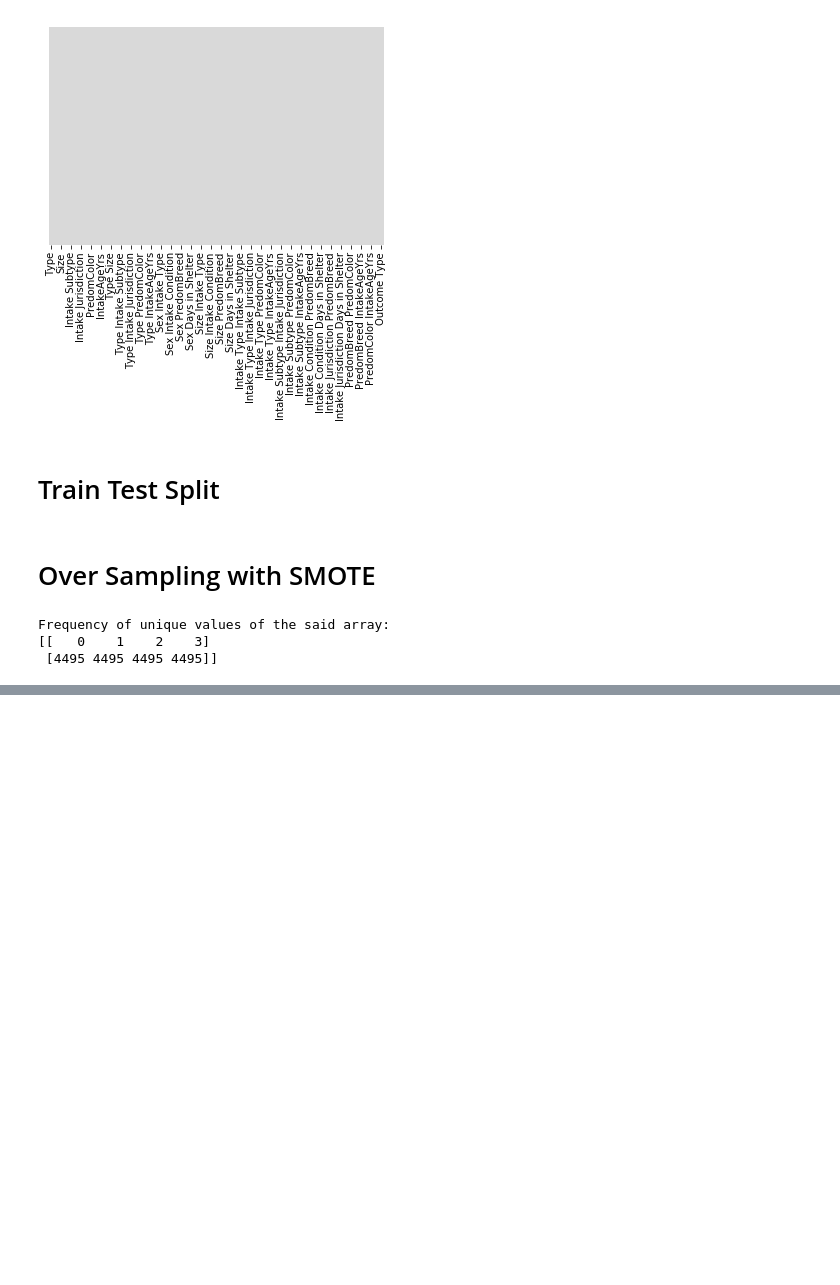
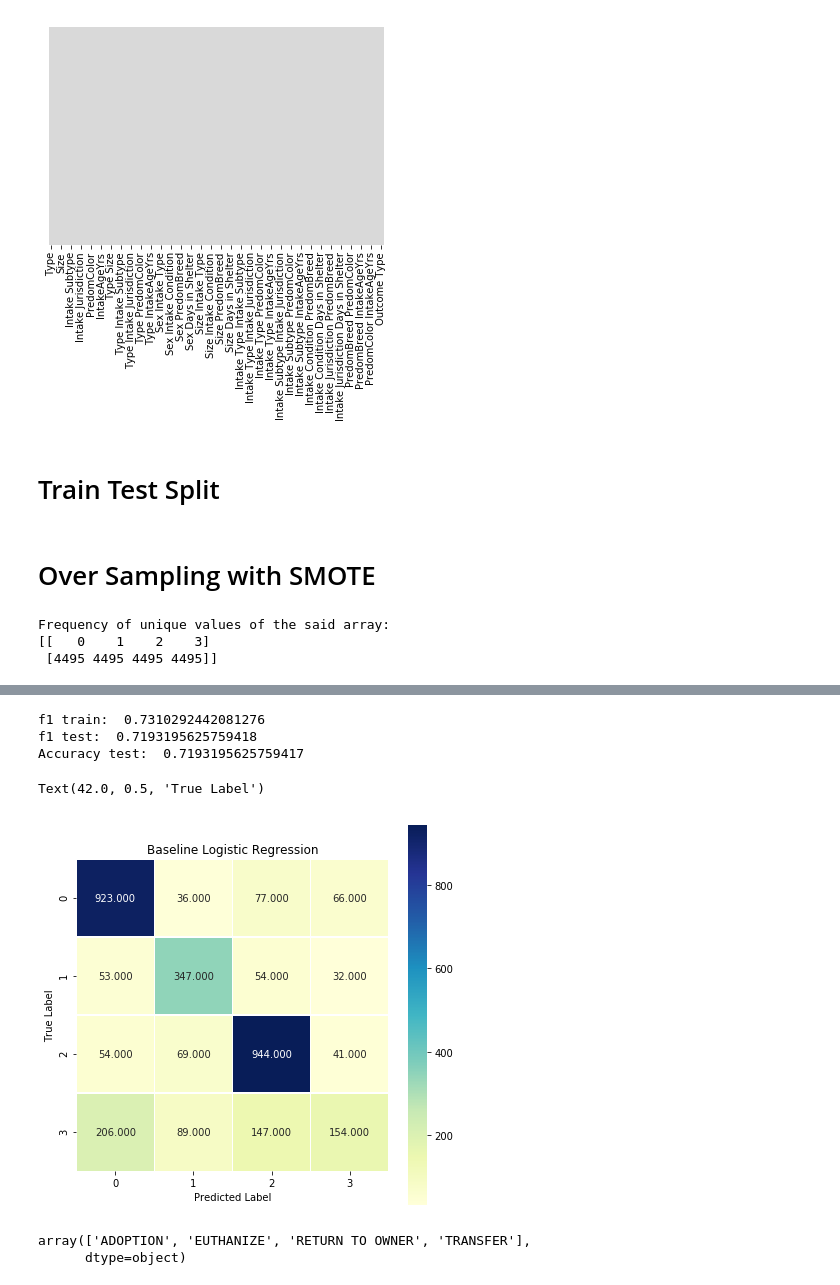
Before and after one commit to MsJacksonIYN/PetAdoptionClassification, a Jupyter notebook: FeatureEngineering.ipynb, the cells around one changed output, grey strips where cells are left out. Saved outputs shown, nothing was run; the diff lists cells and outputs as text; code cells hidden in the pictures; blank space fills up the shorter version.

```diff
--- a/FeatureEngineering.ipynb
+++ b/FeatureEngineering.ipynb
@@ -182,0 +193,4 @@ Frequency of unique values of the said array:
+# %%
+lr = LogisticRegression(penalty='l2',C=1.0,fit_intercept=False,random_state=10,solver='lbfgs',multi_class='multinomial',verbose=2,n_jobs=-1)
+# %%
+lr.fit(X_train,y_train)
@@ -182,0 +204,27 @@ Frequency of unique values of the said array:
+# %%
+pred_train = lr.predict(X_train)
+pred_test = lr.predict(X_test)
+# %%
+print('f1 train: ', f1_score(y_train, pred_train, average='micro'))
+print('f1 test: ', f1_score(y_test, pred_test, average='micro'))
+print('Accuracy test: ', accuracy_score(y_test, pred_test))
+# %% [output]
+f1 train:  0.7310292442081276
+f1 test:  0.7193195625759418
+Accuracy test:  0.7193195625759417
+# %%
+cm_lr = confusion_matrix(y_test, pred_test)
+
+plt.figure(figsize = (7, 7))
+sns.heatmap(cm_lr, annot = True, fmt = ".3f", linewidths = .5, square = True, cmap = "YlGnBu")
+plt.title('Baseline Logistic Regression')
+plt.xlabel('Predicted Label')
+plt.ylabel('True Label')
+# %% [output]
+Text(42.0, 0.5, 'True Label')
+[figure, added]
+# %%
+d['Outcome Type'].inverse_transform([0,1,2,3])
+# %% [output]
+array(['ADOPTION', 'EUTHANIZE', 'RETURN TO OWNER', 'TRANSFER'],
+      dtype=object)
```
Also changed, not shown: parts of 36 cells of this notebook.
